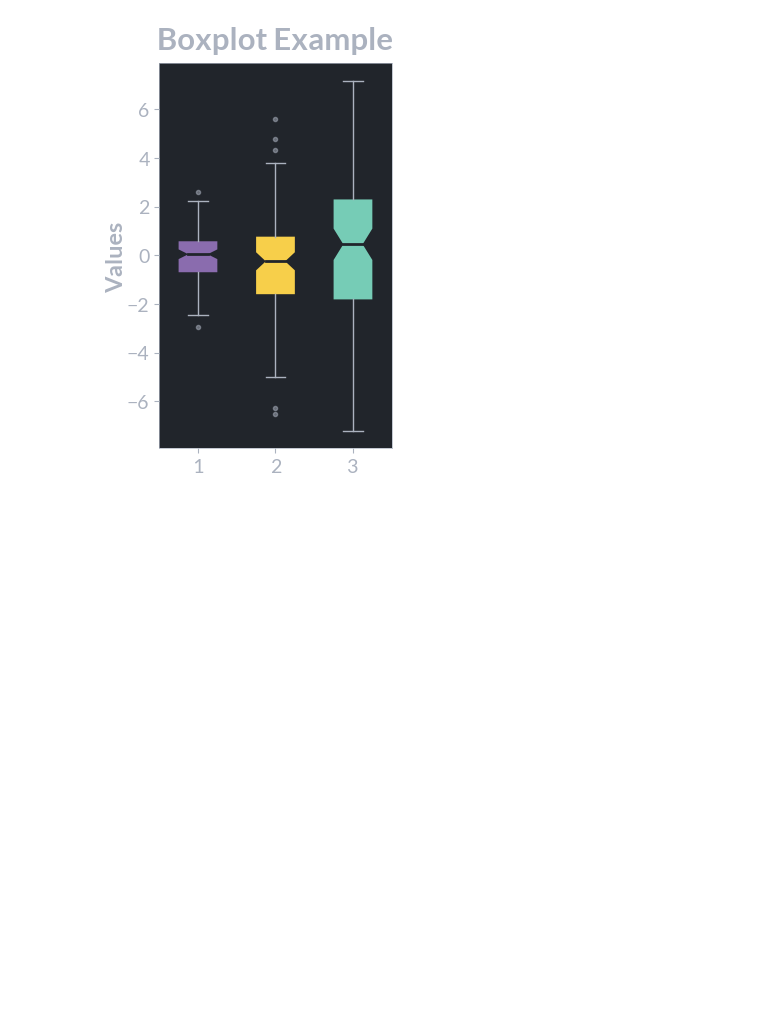
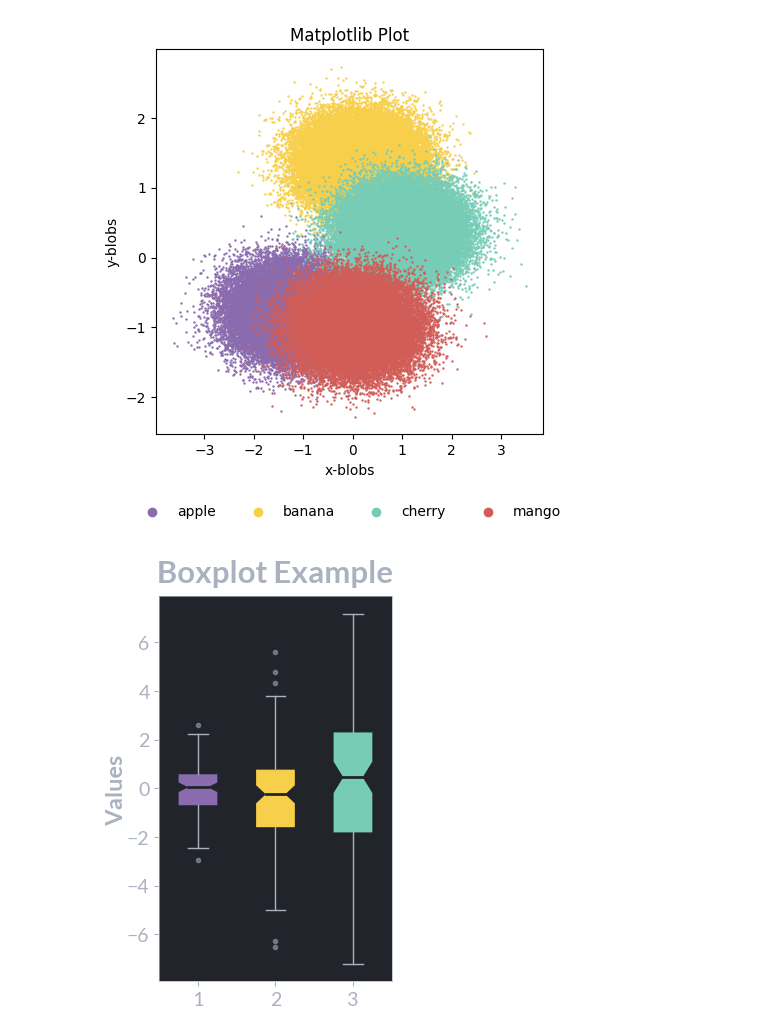
Before and after one commit to floRaths/scientific-visualization-book, a Jupyter notebook: sci-vis.ipynb, the cells around one changed output. Saved outputs shown, nothing was run; the diff lists cells and outputs as text; code cells hidden in the pictures; blank space fills up the shorter version.

```diff
--- a/sci-vis.ipynb
+++ b/sci-vis.ipynb
@@ -38,6 +261,10 @@ from sklearn.datasets import make_blobs
 from sklearn.preprocessing import StandardScaler
 
 centers = [[-0.775, -0.748], [-0.181, 0.904], [-0.221, -0.914], [0.185, 0.133]]
+
+n_cats = 15
+
+centers = make_centers(n_cats)
 
 X, labels_true = make_blobs(
     n_samples=175000, centers=centers, cluster_std=0.25, random_state=40
@@ -47,7 +274,12 @@ X = StandardScaler().fit_transform(X)
 x = X[:, 0]
 y = X[:, 1]
 
+#fruits = ['apple', 'banana', 'mango', 'cherry']
+# Example usage:
+fruits = generate_fantasy_words(n=n_cats, min_length=2, max_length=4)
+labels_true = np.array(fruits)[labels_true]
+
 unique_cats = np.unique(labels_true)
 color_dict = {cat: sy.mode20b[i] for i, cat in enumerate(unique_cats)}
+
+plot_data = np.column_stack((x, y, labels_true))
-# %%
-plt.rcParams.find_all('cap')
@@ -138,3 +460,78 @@ plt.close(fig)
+# %%
+import numpy as np
+import matplotlib.pyplot as plt
+from sklearn.datasets import make_blobs
+from sklearn.preprocessing import StandardScaler
+import random
+
+# Simulating the data
+centers = [[-0.775, -0.748], [-0.181, 0.904], [-0.221, -0.914], [0.185, 0.133]]
+X, labels_true = make_blobs(
+    n_samples=175000, centers=centers, cluster_std=0.25, random_state=40
+)
+
+X = StandardScaler().fit_transform(X)
+x = X[:, 0]
+y = X[:, 1]
+
+# Define the labels
+fruits = ['apple', 'banana', 'mango', 'cherry']
+labels_true = np.array(fruits)[labels_true]
+
+# Get unique categories and assign colors
+unique_cats = np.unique(labels_true)
+color_dict = {cat: sy.mode20b[i] for i, cat in enumerate(unique_cats)}
+
+# Create an array of indices and shuffle it
+indices = np.arange(len(labels_true))
+np.random.shuffle(indices)
+
+# Shuffle x, y, and labels_true using the shuffled indices
+x_shuffled = x[indices]
+y_shuffled = y[indices]
+labels_shuffled = labels_true[indices]
+
+# Plot
+fig, ax = plt.subplots(figsize=[5,5], dpi=100)
+
+ax.set_title('Matplotlib Plot')
+ax.set_ylabel('y-blobs')
+ax.set_xlabel('x-blobs')
+
+# Iterate through each category and plot points in random order
+for category in unique_cats:
+    mask = (labels_shuffled == category)
+    ax.scatter(x_shuffled[mask], y_shuffled[mask], c=color_dict[category], s=0.5, alpha=1, antialiased=False, zorder=3)
+
+def add_legend(ax, loc, ncol: str=None):
+
+    if loc == "right":
+        if ncol == None:
+            ncol = (1 if len(unique_cats) <= 14 else 2 if len(unique_cats) <= 30 else 3)
+            loc = "upper left"
+            anchor = (1, 1)
+
+    if loc == "bottom":
+        if ncol == None:
+            ncol = 4
+            loc = "upper center"
+            anchor = (0.5, -0.15)
+
+    for label in unique_cats:
+        ax.scatter([], [], c=color_dict[label], label=label)
+
+    legend = ax.legend(
+        frameon=False,
+        loc=loc,
+        bbox_to_anchor=anchor,
+        ncol=ncol
+    )
+
+add_legend(ax, loc='bottom')
+
+plt.show()
+# %% [output]
+[figure, added]
 # %%
 import matplotlib.pyplot as plt
 import numpy as np
```
Also changed, not shown: parts of 16 cells of this notebook.
